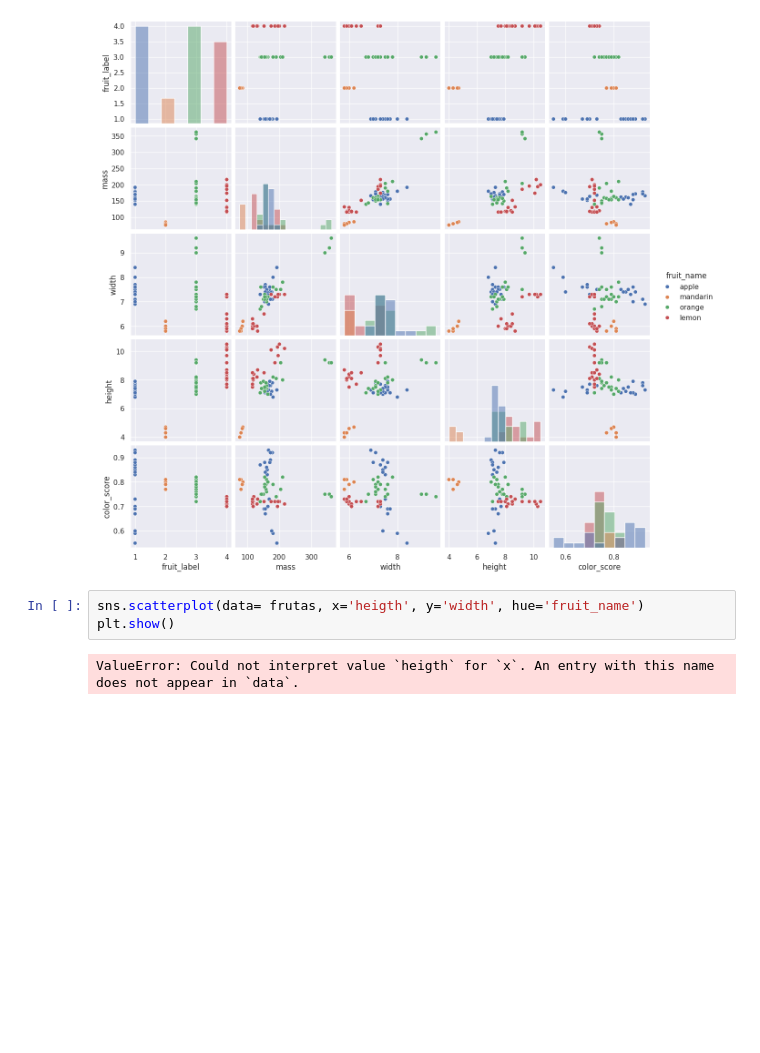
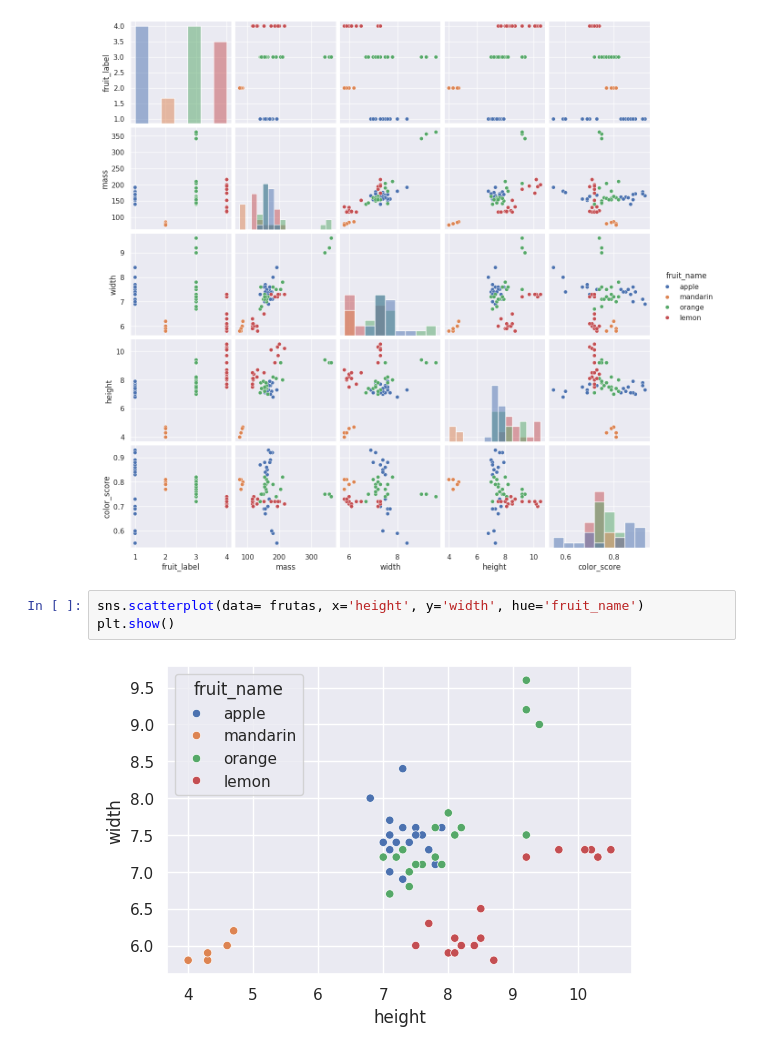
Before and after one commit to Estafy/MachineLearning, a Jupyter notebook: UNIDAD3/Practica1_3.ipynb, the cells around one changed output. Drawn from its saved outputs; the diff is of its cells as text; blank space fills up the shorter version.

```diff
--- a/UNIDAD3/Practica1_3.ipynb
+++ b/UNIDAD3/Practica1_3.ipynb
@@ -74,7 +74,7 @@ plt.show()
 # %% [output]
 [figure]
 # %%
-sns.scatterplot(data= frutas, x='heigth', y='width', hue='fruit_name')
+sns.scatterplot(data= frutas, x='height', y='width', hue='fruit_name')
 plt.show()
 # %% [output]
-ValueError: Could not interpret value `heigth` for `x`. An entry with this name does not appear in `data`.
+[figure, added]
```
Also changed, not shown: parts of 12 cells of this notebook.
